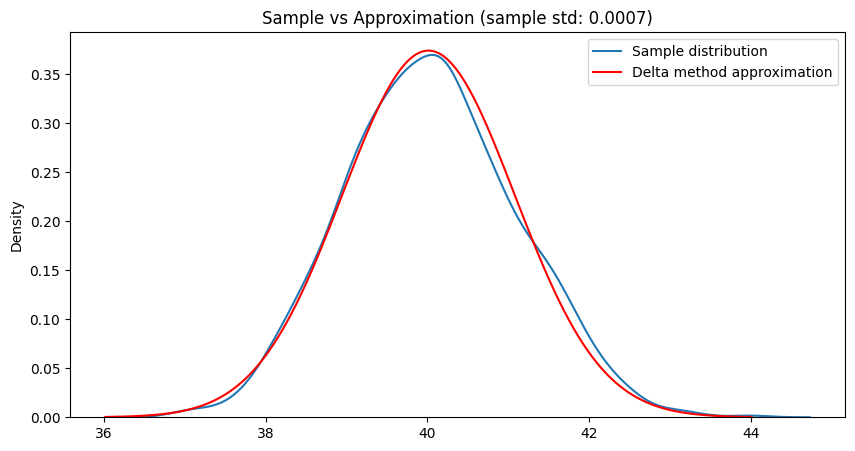
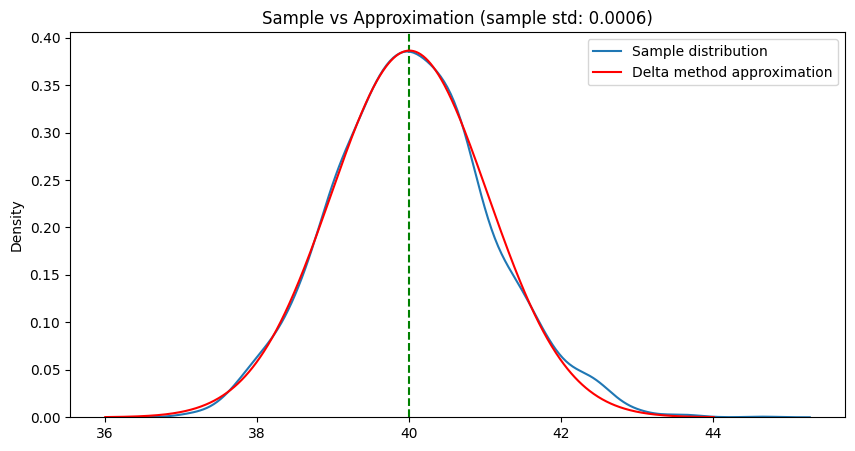
Unified diff of the notebook cell whose output changed from the first chart to the second:
--- before
+++ after
@@ -15,4 +15,5 @@
     x_values = np.linspace(mu_g - 4, mu_g + 4, 1000)
     y_values = sc.stats.norm.pdf(x_values, loc=mu_g, scale=sigma_g)
+    plt.axvline(x=mu_g, color='green', linestyle='--')
 
     print("Normal curve", mu_g, sigma_g)
@@ -23,5 +24,5 @@
     plt.legend()
 
-sample, sample_g = generate_sample(2000, 500, 0, 0.05, g = lambda x : 1 / x)
+sample, sample_g = generate_sample(3000, 500, 0, 0.05, g = lambda x : 1 / x)
 std = sample.std()
 plot(f"Sample vs Approximation (sample std: {std.round(4)})", g = lambda x : -1 / (x ** 2), center=lambda x : 1 / x)

Commit: deltam